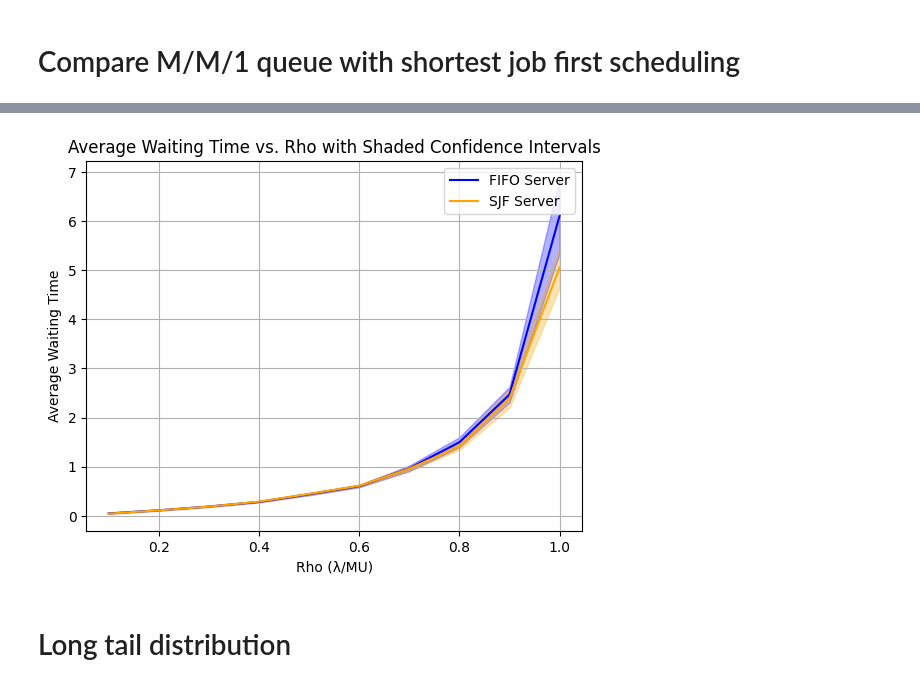
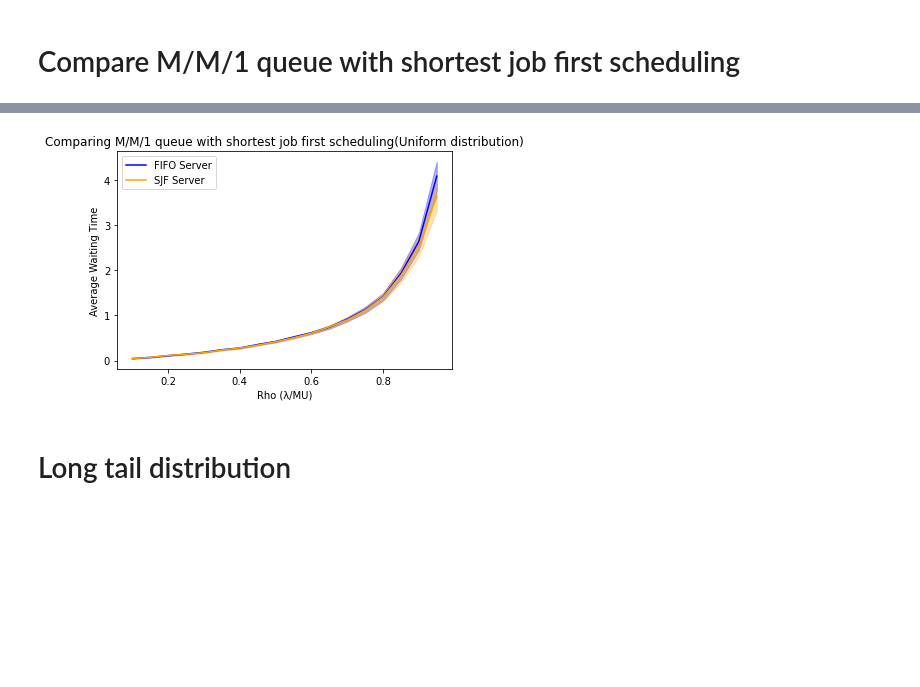
Before and after one commit to Ailuro-Luna/queueing, a Jupyter notebook: Jiawei Liao_14702398_Weikang Chen_14765632_Dan Dong_14989093_Assignment 2.ipynb, the cells around one changed output, grey strips where cells are left out. Cells and saved outputs as stored; diff of their text form; code cells hidden in the pictures; blank space fills up the shorter version.

```diff
--- a/Jiawei Liao_14702398_Weikang Chen_14765632_Dan Dong_14989093_Assignment 2.ipynb
+++ b/Jiawei Liao_14702398_Weikang Chen_14765632_Dan Dong_14989093_Assignment 2.ipynb
@@ -760,7 +760,7 @@ def run_simulation_sjfs(server_type, lambda_val):
 # Parameters
 MU = 1  # Fixed service rate
 SIM_TIME = 500  # Simulation time in time units
-SIMULATIONS = 500  # Number of simulations for averaging
+SIMULATIONS = 100  # Number of simulations for averaging
 
 # Prepare a range of rho values
 rhos = np.arange(0.1, 1.0, 0.05)
@@ -800,8 +800,7 @@ for i, queue_type in enumerate(['FIFO', 'SJF']):
 
 plt.xlabel('Rho (λ/MU)')
 plt.ylabel('Average Waiting Time')
-plt.title('Average Waiting Time vs. Rho with Shaded Confidence Intervals')
+plt.title('Comparing M/M/1 queue with shortest job first scheduling')
 plt.legend()
-plt.grid(True)
 plt.show()
 # %% [output]
@@ -919,36 +844,35 @@ for rho in rhos:
         mean_wait = np.mean(avg_wait_times)
         std_dev_wait = np.std(avg_wait_times, ddof=1)
         conf_lower, conf_upper = conf_int(mean_wait, std_dev_wait, SIMULATIONS)
         results.append({
             'Rho': rho, 'QueueType': queue_type,
             'MeanWait': mean_wait, 'ConfIntervalLower': conf_lower,
             'ConfIntervalUpper': conf_upper
         })
 
 # Convert results to DataFrame and plot
 results_df = pd.DataFrame(results)
 
 # Plotting
 colors = ['blue', 'orange']  # Define colors for the different lines, adjust as needed for your categories
 
 for i, queue_type in enumerate(['FIFO', 'SJF']):
     subset = results_df[results_df['QueueType'] == queue_type]
     # Plot the mean waiting time line
     plt.plot(subset['Rho'], subset['MeanWait'], label=f'{queue_type} Server', color=colors[i])
     # Fill between the upper and lower confidence interval bounds
     plt.fill_between(subset['Rho'],
                      subset['ConfIntervalLower'],
                      subset['ConfIntervalUpper'],
                      color=colors[i], alpha=0.3)  # Adjust alpha for transparency
 
 plt.xlabel('Rho (λ/MU)')
 plt.ylabel('Average Waiting Time')
-plt.title('Average Waiting Time vs. Rho with Shaded Confidence Intervals')
+plt.title('Comparing M/M/1 queue with shortest job first scheduling(Uniform distribution)')
 plt.legend()
-plt.grid(True)
 plt.show()
 # %% [output]
-[figure, old version]
+[figure, new version]
 # %% [markdown]
 # Long tail distribution
 # %%
```
Also changed, not shown: parts of 2 cells of this notebook.
